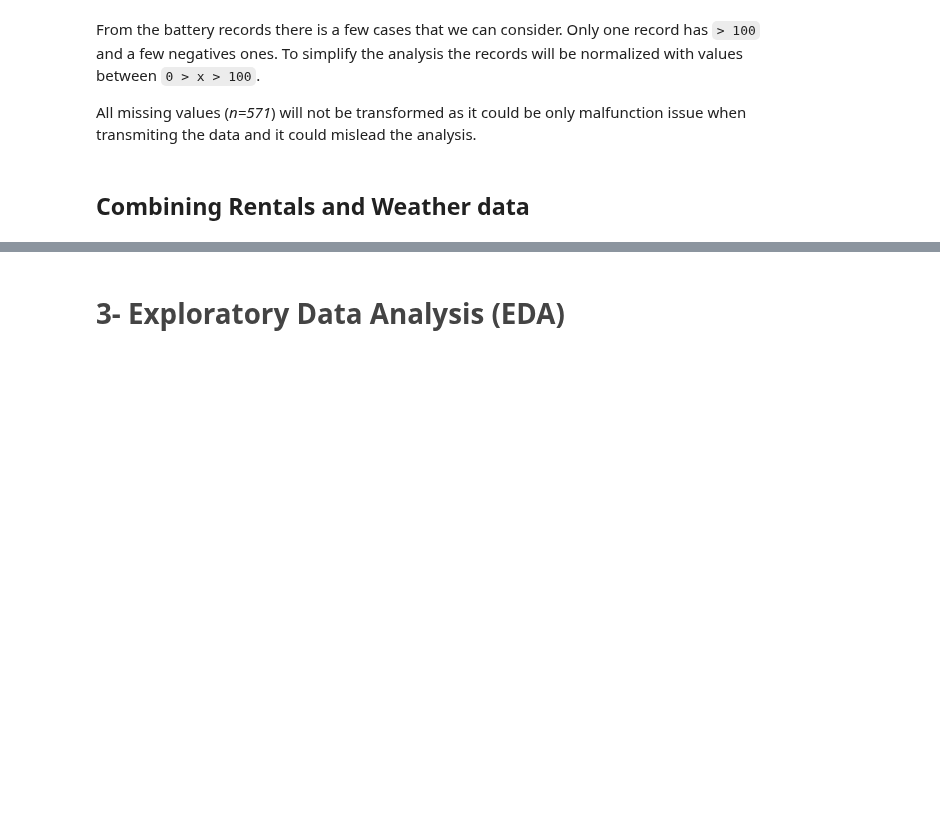
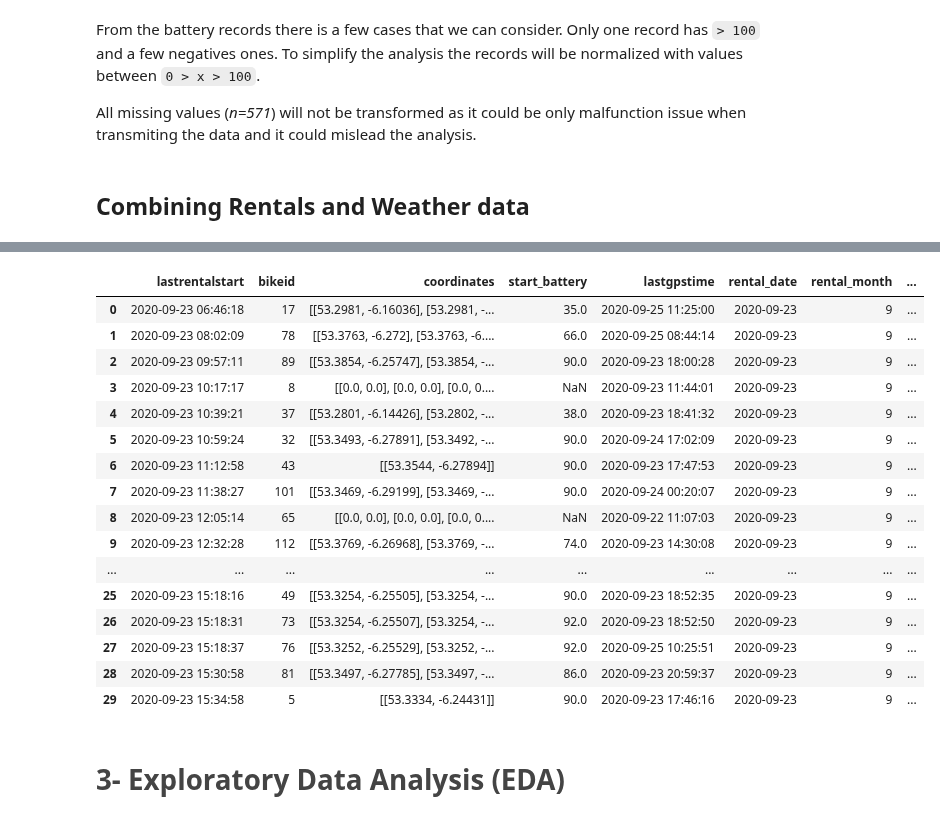
Before and after one commit to pessini/moby-bikes, a Jupyter notebook: notebooks/moby-demand-predicition.ipynb, the cells around one changed output, grey strips where cells are left out. Drawn from its saved outputs; the diff is of its cells as text; code cells hidden in the pictures; blank space fills up the shorter version.

Commit message:
rentals and weather data merged

```diff
--- a/notebooks/moby-demand-predicition.ipynb
+++ b/notebooks/moby-demand-predicition.ipynb
@@ -444,2 +417,8 @@ weather.head()
+# %%
+rentals = new_rentals.copy()
+weather = weather_data.copy()
+
+weather['rental_date'] = pd.to_datetime(weather['date'].dt.date)
+weather['rental_hour'] = weather['date'].dt.hour
 # %%
-all_data = pd.merge(rentals, weather_data, on=['rental_date', 'rental_hour'])
+all_data = pd.merge(rentals, weather, on=['rental_date', 'rental_hour'])
@@ -446,3 +446,23 @@ all_data = pd.merge(rentals, weather_data, on=['rental_date', 'rental_hour'])
+# %%
+all_data.head(30)
+# %% [output]
+|  | lastrentalstart | bikeid | coordinates | start_battery | lastgpstime | rental_date | rental_month | ... |
+| 0 | 2020-09-23 06:46:18 | 17 | [[53.2981, -6.16036], [53.2981, -... | 35.0 | 2020-09-25 11:25:00 | 2020-09-23 | 9 | ... |
+| 1 | 2020-09-23 08:02:09 | 78 | [[53.3763, -6.272], [53.3763, -6.... | 66.0 | 2020-09-25 08:44:14 | 2020-09-23 | 9 | ... |
+| 2 | 2020-09-23 09:57:11 | 89 | [[53.3854, -6.25747], [53.3854, -... | 90.0 | 2020-09-23 18:00:28 | 2020-09-23 | 9 | ... |
+| 3 | 2020-09-23 10:17:17 | 8 | [[0.0, 0.0], [0.0, 0.0], [0.0, 0.... | NaN | 2020-09-23 11:44:01 | 2020-09-23 | 9 | ... |
+| 4 | 2020-09-23 10:39:21 | 37 | [[53.2801, -6.14426], [53.2802, -... | 38.0 | 2020-09-23 18:41:32 | 2020-09-23 | 9 | ... |
+| 5 | 2020-09-23 10:59:24 | 32 | [[53.3493, -6.27891], [53.3492, -... | 90.0 | 2020-09-24 17:02:09 | 2020-09-23 | 9 | ... |
+| 6 | 2020-09-23 11:12:58 | 43 | [[53.3544, -6.27894]] | 90.0 | 2020-09-23 17:47:53 | 2020-09-23 | 9 | ... |
+| 7 | 2020-09-23 11:38:27 | 101 | [[53.3469, -6.29199], [53.3469, -... | 90.0 | 2020-09-24 00:20:07 | 2020-09-23 | 9 | ... |
+| 8 | 2020-09-23 12:05:14 | 65 | [[0.0, 0.0], [0.0, 0.0], [0.0, 0.... | NaN | 2020-09-22 11:07:03 | 2020-09-23 | 9 | ... |
+| 9 | 2020-09-23 12:32:28 | 112 | [[53.3769, -6.26968], [53.3769, -... | 74.0 | 2020-09-23 14:30:08 | 2020-09-23 | 9 | ... |
+| ... | ... | ... | ... | ... | ... | ... | ... | ... |
+| 25 | 2020-09-23 15:18:16 | 49 | [[53.3254, -6.25505], [53.3254, -... | 90.0 | 2020-09-23 18:52:35 | 2020-09-23 | 9 | ... |
+| 26 | 2020-09-23 15:18:31 | 73 | [[53.3254, -6.25507], [53.3254, -... | 92.0 | 2020-09-23 18:52:50 | 2020-09-23 | 9 | ... |
+| 27 | 2020-09-23 15:18:37 | 76 | [[53.3252, -6.25529], [53.3252, -... | 92.0 | 2020-09-25 10:25:51 | 2020-09-23 | 9 | ... |
+| 28 | 2020-09-23 15:30:58 | 81 | [[53.3497, -6.27785], [53.3497, -... | 86.0 | 2020-09-23 20:59:37 | 2020-09-23 | 9 | ... |
+| 29 | 2020-09-23 15:34:58 | 5 | [[53.3334, -6.24431]] | 90.0 | 2020-09-23 17:46:16 | 2020-09-23 | 9 | ... |
 # %% [markdown]
 <a id="3"></a>
 # <p style="font-size:100%; text-align:left; color:#444444;">3- Exploratory Data Analysis (EDA)</p>
```
Also changed, not shown: parts of 3 cells of this notebook.
